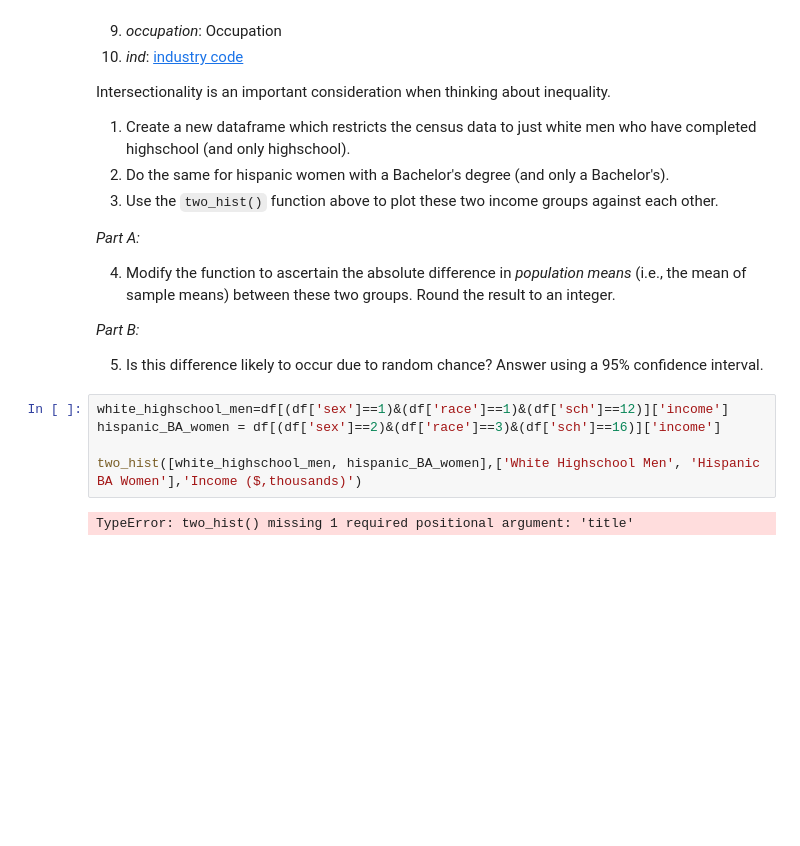
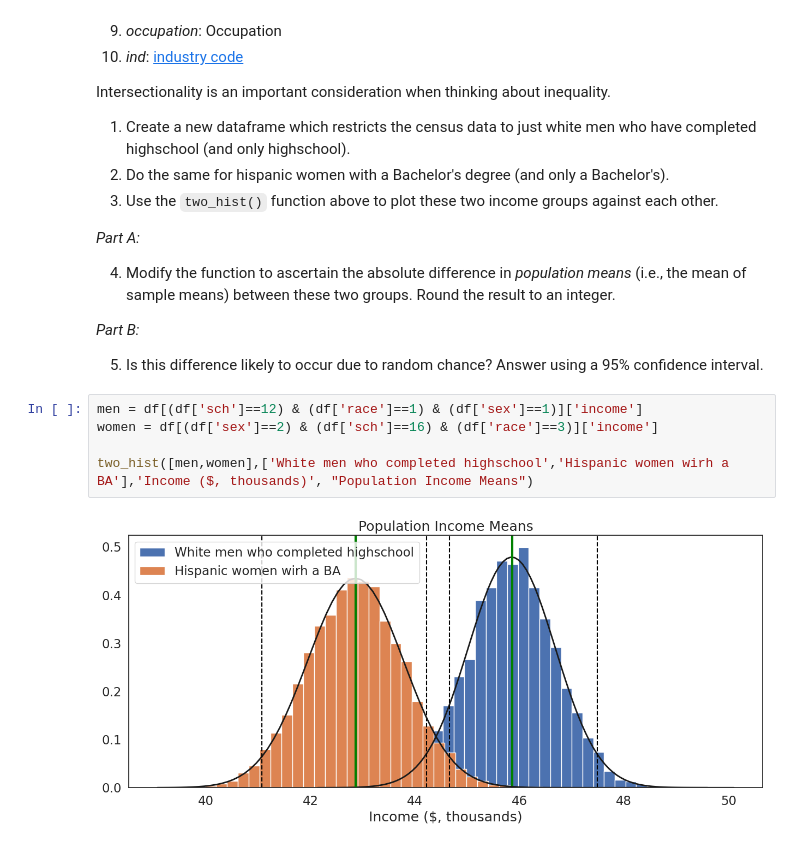
Before and after one commit to Geoschmitz/QM2, a Jupyter notebook: notebooks/W05. Distributions and Basic Statistics.ipynb, the cells around one changed output. Cells and saved outputs as stored; diff of their text form; blank space fills up the shorter version.

```diff
--- a/notebooks/W05. Distributions and Basic Statistics.ipynb
+++ b/notebooks/W05. Distributions and Basic Statistics.ipynb
@@ -645,9 +647,9 @@ Intersectionality is an important consideration when thinking about inequality.
 
 5. Is this difference likely to occur due to random chance? Answer using a 95% confidence interval.
 # %%
-white_highschool_men=df[(df['sex']==1)&(df['race']==1)&(df['sch']==12)]['income']
-hispanic_BA_women = df[(df['sex']==2)&(df['race']==3)&(df['sch']==16)]['income']
+men = df[(df['sch']==12) & (df['race']==1) & (df['sex']==1)]['income']
+women = df[(df['sex']==2) & (df['sch']==16) & (df['race']==3)]['income']
 
-two_hist([white_highschool_men, hispanic_BA_women],['White Highschool Men', 'Hispanic BA Women'],'Income ($,thousands)')
+two_hist([men,women],['White men who completed highschool','Hispanic women wirh a BA'],'Income ($, thousands)', "Population Income Means")
 # %% [output]
-TypeError: two_hist() missing 1 required positional argument: 'title'
+[figure, added]
```
Also changed, not shown: parts of 11 cells of this notebook.
